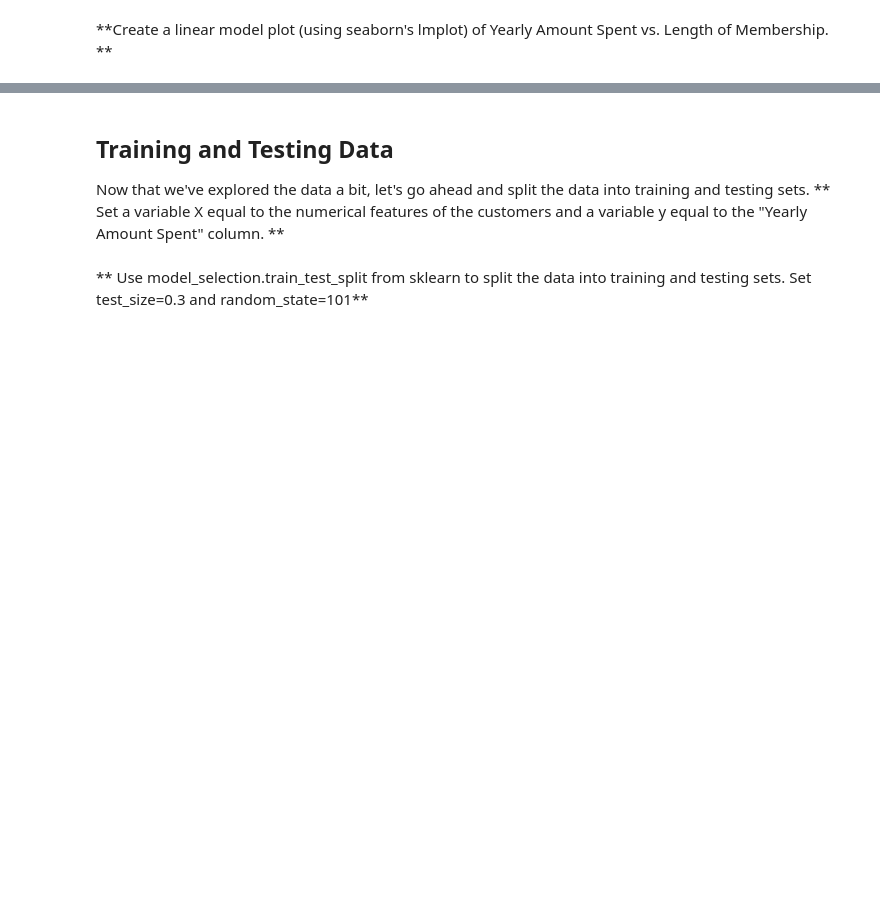
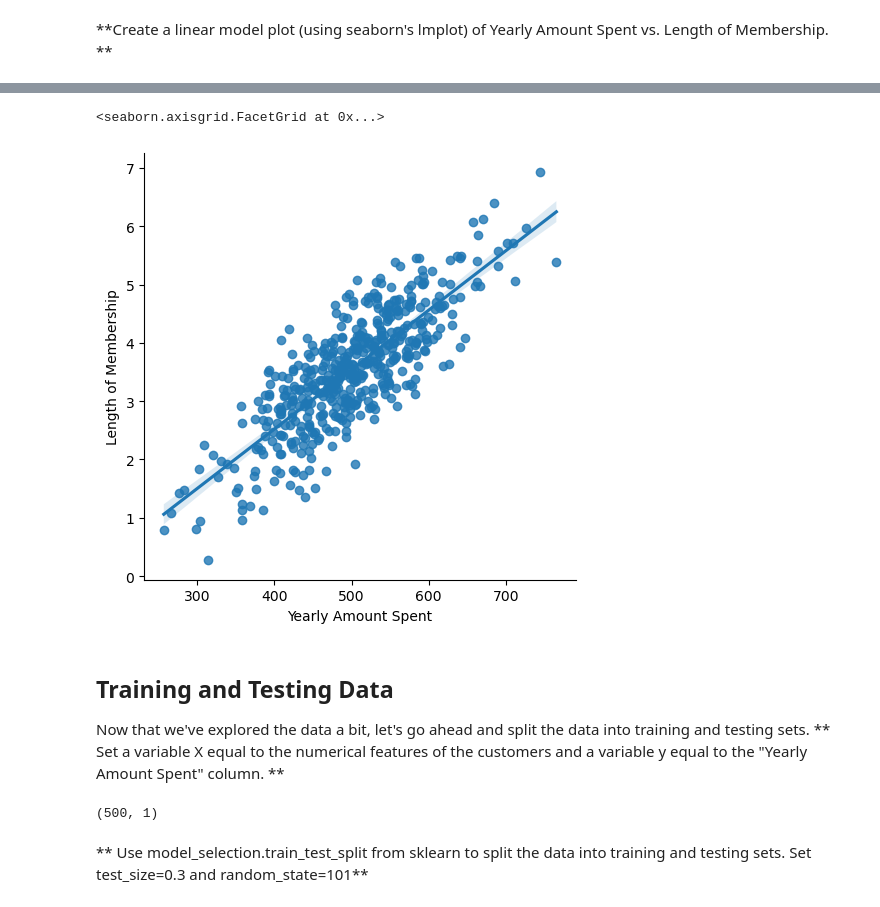
Before and after one commit to giltee/data_science_mchn_learning, a Jupyter notebook: section15-linear-regression/02-Linear Regression Project.ipynb, the cells around one changed output, grey strips where cells are left out. Saved outputs shown, nothing was run; the diff lists cells and outputs as text; code cells hidden in the pictures; blank space fills up the shorter version.

```diff
--- a/section15-linear-regression/02-Linear Regression Project.ipynb
+++ b/section15-linear-regression/02-Linear Regression Project.ipynb
@@ -121,5 +122,20 @@ sns.jointplot(data=customers, x='Time on Website', y='Yearly Amount Spent')
+# %%
+sns.lmplot(data=customers, x='Yearly Amount Spent', y='Length of Membership')
+# %% [output]
+<seaborn.axisgrid.FacetGrid at 0x...>
+[figure, added]
 # %% [markdown]
 ## Training and Testing Data
 
 Now that we've explored the data a bit, let's go ahead and split the data into training and testing sets.
 ** Set a variable X equal to the numerical features of the customers and a variable y equal to the "Yearly Amount Spent" column. **
+# %%
+from sklearn.model_selection import train_test_split
+from sklearn.linear_model import LinearRegression
+
+x = customers[['Time on App','Avg. Session Length', 'Time on Website', 'Length of Membership']]
+y = customers[['Yearly Amount Spent']]
+
+y.shape
+# %% [output]
+(500, 1)
```
Also changed, not shown: parts of 25 cells of this notebook, 31 other files.
